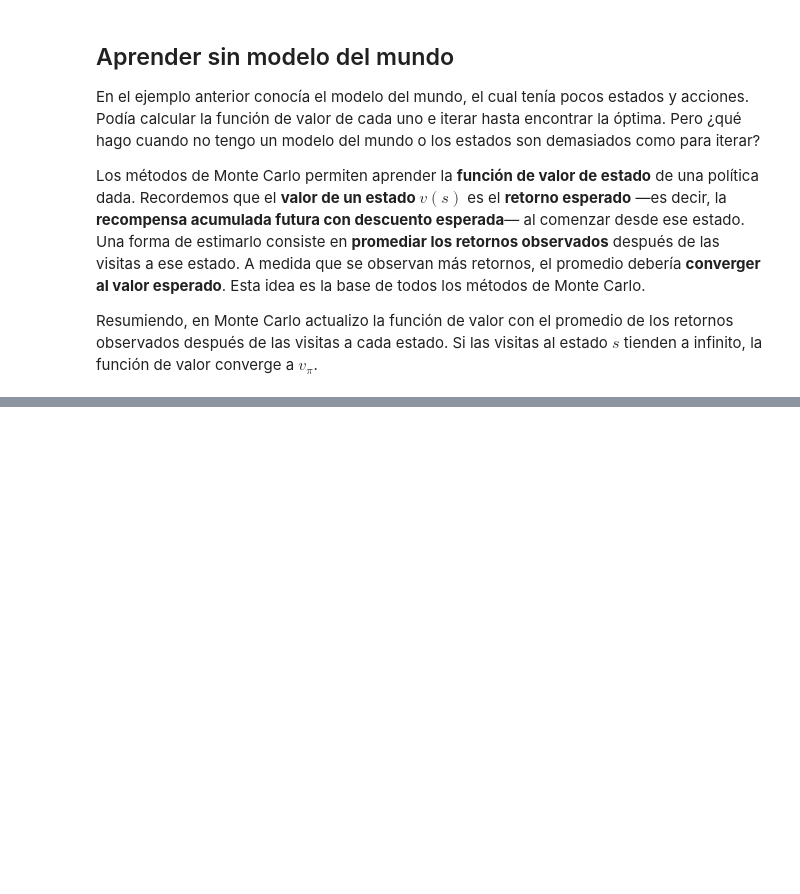
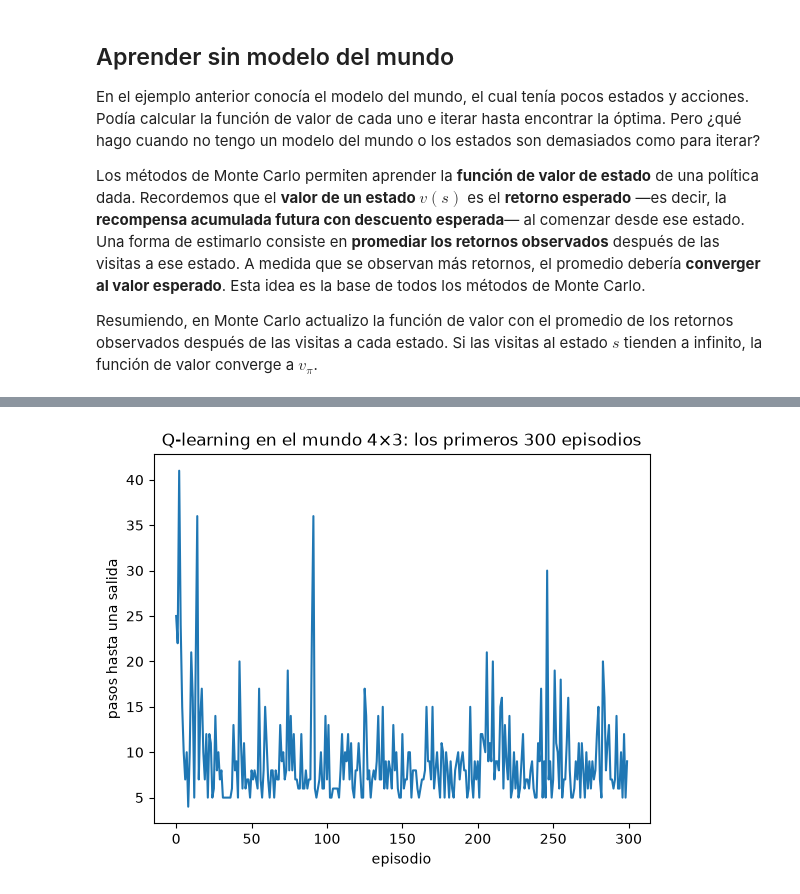
Before and after one commit to telsesser/2026-ML-UNLU, a Jupyter notebook: 03-refuerzos/clase1-decisiones-secuenciales.ipynb, the cells around one changed output, grey strips where cells are left out. Saved outputs shown, nothing was run; the diff lists cells and outputs as text; code cells hidden in the pictures; blank space fills up the shorter version.

```diff
--- a/03-refuerzos/clase1-decisiones-secuenciales.ipynb
+++ b/03-refuerzos/clase1-decisiones-secuenciales.ipynb
@@ -1153,0 +1315,8 @@ En la próxima clase usamos Q-learning en un problema con más riesgo (CliffWalk
+# %%
+plt.plot(pasos_por_episodio[:300])
+plt.xlabel("episodio")
+plt.ylabel("pasos hasta una salida")
+plt.title("Q-learning en el mundo 4×3: los primeros 300 episodios")
+plt.show()
+# %% [output]
+[figure, added]
```
Also changed, not shown: parts of 17 cells of this notebook, 11 other files.
